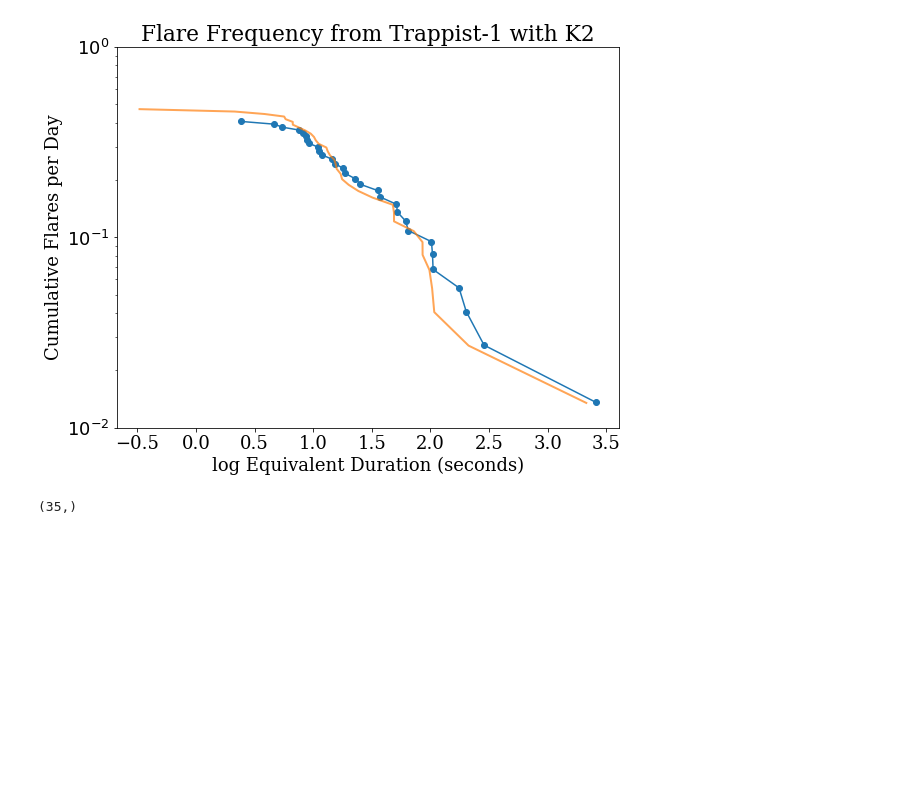
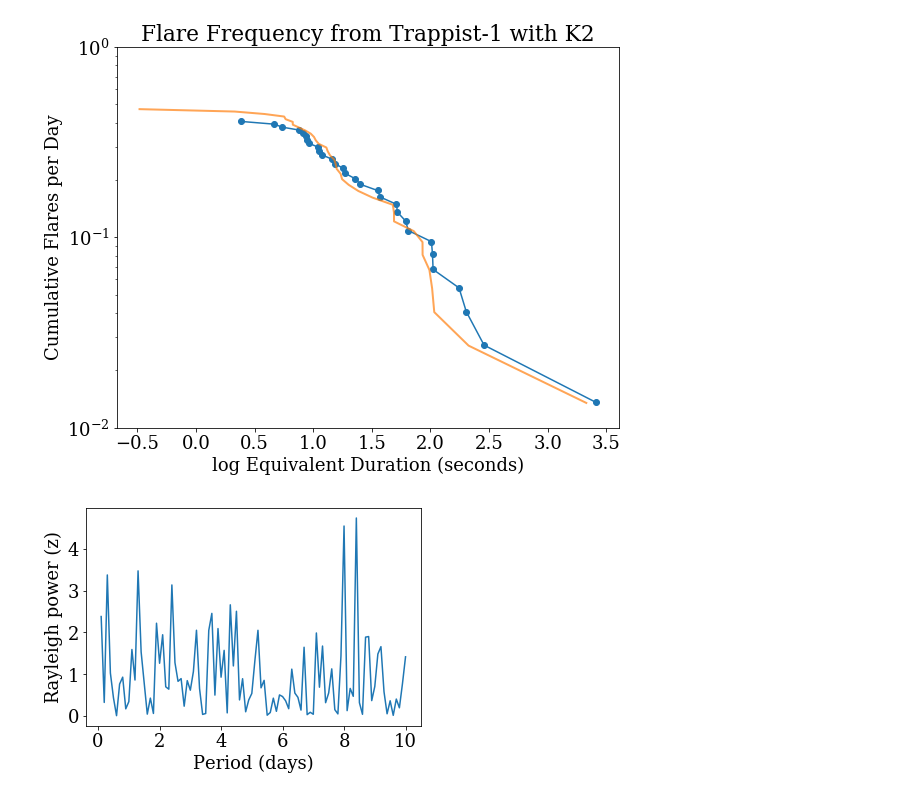
Before and after one commit to jradavenport/trappist-flares, a Jupyter notebook: explore.ipynb, the cells around one changed output. Drawn from its saved outputs; the diff is of its cells as text; code cells hidden in the pictures; blank space fills up the shorter version.

Commit message:
look at phase stuff for Brett

```diff
--- a/explore.ipynb
+++ b/explore.ipynb
@@ -362,7 +366,7 @@ df2 = pd.read_table(file2, header=None, delim_whitespace=True, names=('time','fl
 names = ('Event_ID','Start_INDX','Stop_INDX','t_peak','t_start','t_stop','t_rise','t_decay',
          'Flux_peak','Equiv_Dur','S/N','CPLX_flg','MLTPK_flg','MLTPK_num','t_MLTPK','L_mltpk',
          'MLTPK_INDX','quies','x')
-fbeye = pd.read_table(file2 + '.fbeye', delim_whitespace=True, header=None, names = names, comment='#')
+fbeye2 = pd.read_table(file2 + '.fbeye', delim_whitespace=True, header=None, names = names, comment='#')
 
 plt.plot(df2['time'], df2['flux']/np.median(df2['flux']))
 plt.xlim(2979.8,2980)
@@ -414,7 +418,14 @@ plt.title('Flare Frequency from Trappist-1 with K2')
 # %% [output]
 <matplotlib.text.Text at 0x...>
 [figure]
-# %%
-ffd_x.shape
-# %% [output]
-(35,)
+# %%
+# look for periodicity w/ Rayleigh test
+ps = rayleigh.RayleighPowerSpectrum(fbeye['t_peak'].values, minper=0.1, maxper=10, nper=100)
+
+plt.figure()
+plt.plot(np.linspace(0.1, 10, 100), ps)
+plt.xlabel('Period (days)')
+plt.ylabel('Rayleigh power (z)')
+plt.show()
+# %% [output]
+[figure, added]
```
Also changed, not shown: parts of 13 cells of this notebook.
